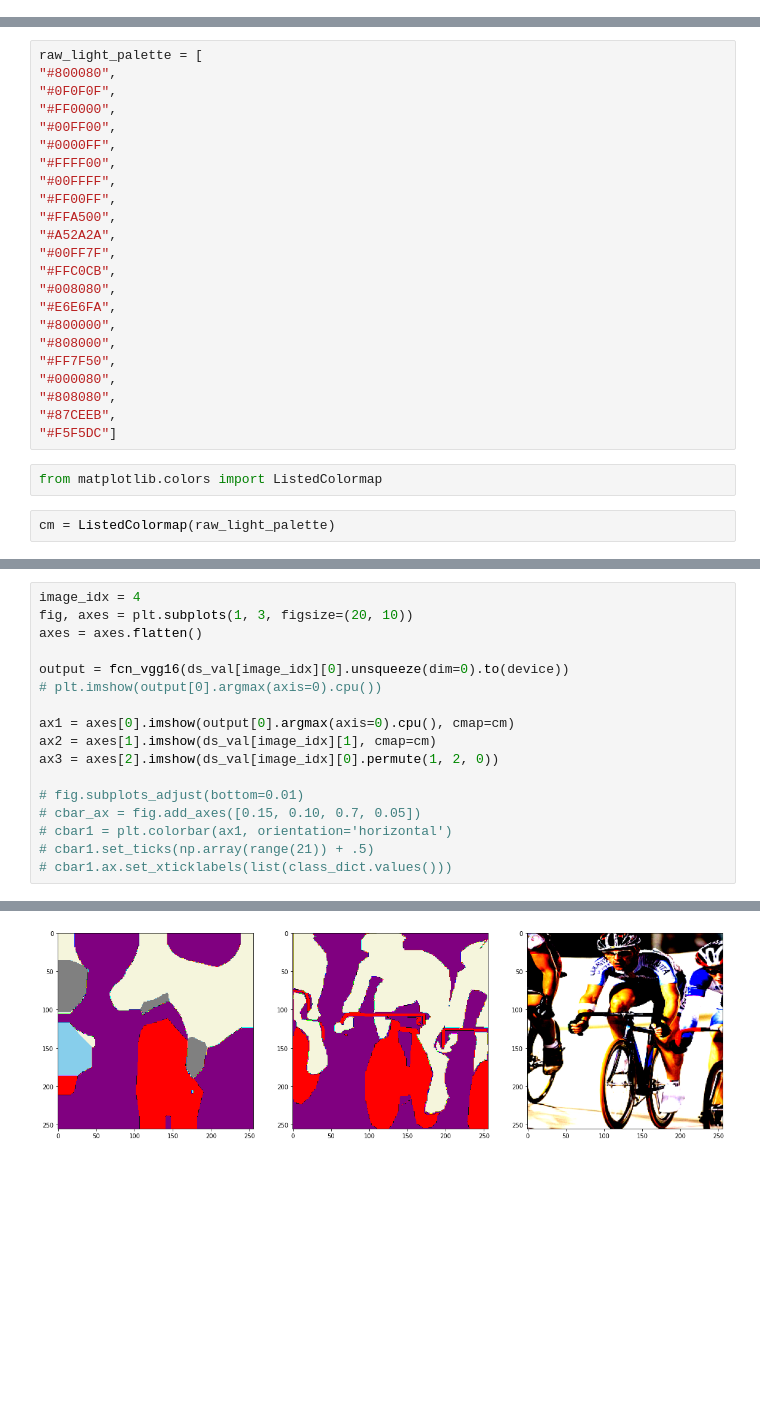
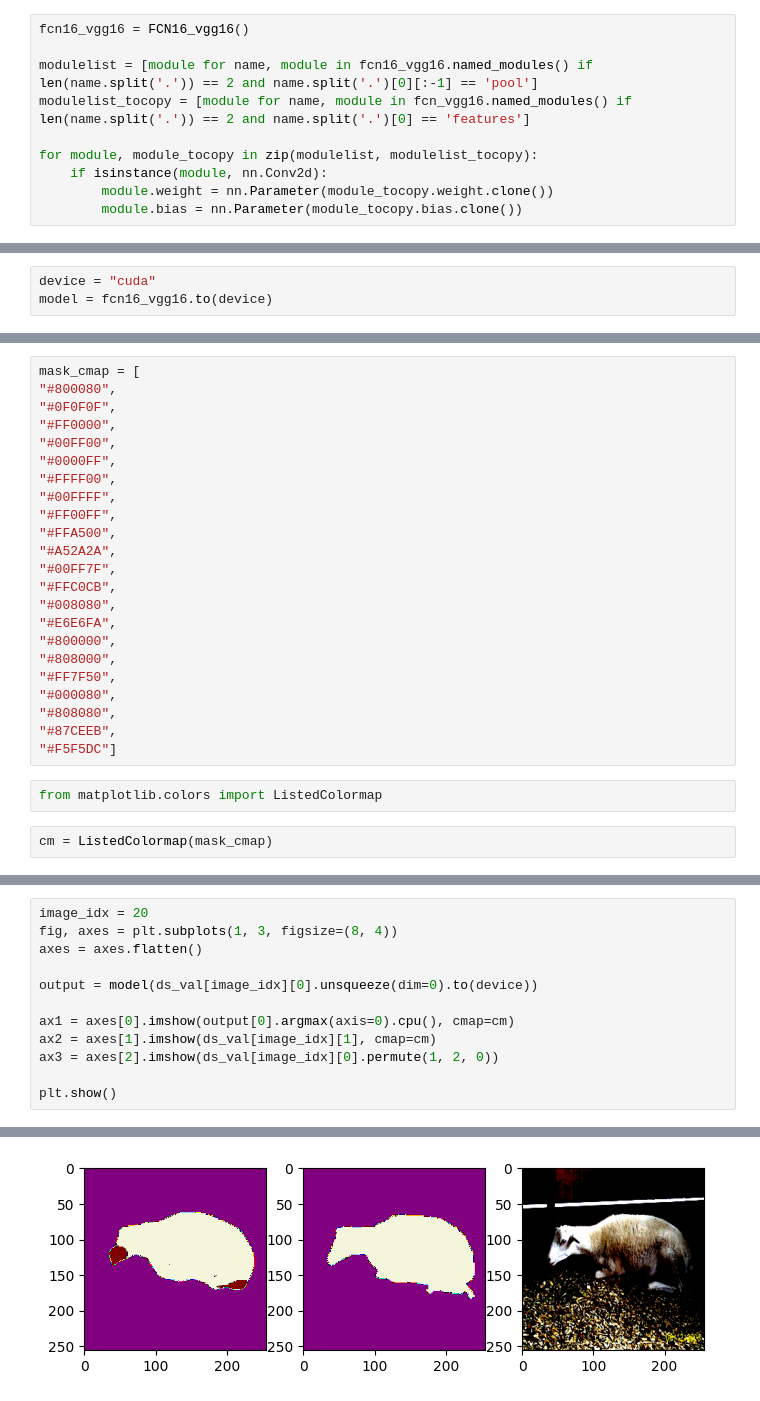
Before and after one commit to lijm1358/fcn_implement, a Jupyter notebook: FCN_test.ipynb, the cells around one changed output, grey strips where cells are left out. Cells and saved outputs as stored; diff of their text form; blank space fills up the shorter version.

```diff
--- a/FCN_test.ipynb
+++ b/FCN_test.ipynb
@@ -115,0 +198,10 @@ for name, module in fcn_vgg16.classifier.named_modules():
+# %%
+fcn16_vgg16 = FCN16_vgg16()
+
+modulelist = [module for name, module in fcn16_vgg16.named_modules() if len(name.split('.')) == 2 and name.split('.')[0][:-1] == 'pool']
+modulelist_tocopy = [module for name, module in fcn_vgg16.named_modules() if len(name.split('.')) == 2 and name.split('.')[0] == 'features']
+
+for module, module_tocopy in zip(modulelist, modulelist_tocopy):
+    if isinstance(module, nn.Conv2d):
+        module.weight = nn.Parameter(module_tocopy.weight.clone())
+        module.bias = nn.Parameter(module_tocopy.bias.clone())
@@ -136,6 +250,9 @@ Estimated Total Size (MB): 437.00
 # %%
 train_dataloader = DataLoader(ds, batch_size=20, shuffle=True, drop_last=True)
 valid_dataloader = DataLoader(ds_val, batch_size=20, shuffle=True, drop_last=True)
+# %%
+device = "cuda"
+model = fcn16_vgg16.to(device)
 # %%
 train_losslist = []
 val_losslist = []
@@ -285,5 +383,5 @@ VGG(
 # %%
-raw_light_palette = [
+mask_cmap = [
 "#800080",
 "#0F0F0F",
 "#FF0000",
@@ -308,4 +406,4 @@ raw_light_palette = [
 # %%
 from matplotlib.colors import ListedColormap
 # %%
-cm = ListedColormap(raw_light_palette)
+cm = ListedColormap(mask_cmap)
@@ -315,20 +410,15 @@ dict_values(['aeroplane', 'bicycle', 'bird', 'boat', 'bottle', 'bus', 'car', 'ca
 # %%
-image_idx = 4
-fig, axes = plt.subplots(1, 3, figsize=(20, 10))
+image_idx = 20
+fig, axes = plt.subplots(1, 3, figsize=(8, 4))
 axes = axes.flatten()
 
-output = fcn_vgg16(ds_val[image_idx][0].unsqueeze(dim=0).to(device))
-# plt.imshow(output[0].argmax(axis=0).cpu())
+output = model(ds_val[image_idx][0].unsqueeze(dim=0).to(device))
 
 ax1 = axes[0].imshow(output[0].argmax(axis=0).cpu(), cmap=cm)
 ax2 = axes[1].imshow(ds_val[image_idx][1], cmap=cm)
 ax3 = axes[2].imshow(ds_val[image_idx][0].permute(1, 2, 0))
 
-# fig.subplots_adjust(bottom=0.01)
-# cbar_ax = fig.add_axes([0.15, 0.10, 0.7, 0.05])
-# cbar1 = plt.colorbar(ax1, orientation='horizontal')
-# cbar1.set_ticks(np.array(range(21)) + .5)
-# cbar1.ax.set_xticklabels(list(class_dict.values()))
+plt.show()
 # %% [output]
 Clipping input data to the valid range for imshow with RGB data ([0..1] for floats or [0..255] for integers).
-[figure, old version]
+[figure, new version]
```
Also changed, not shown: parts of 9 cells of this notebook.
